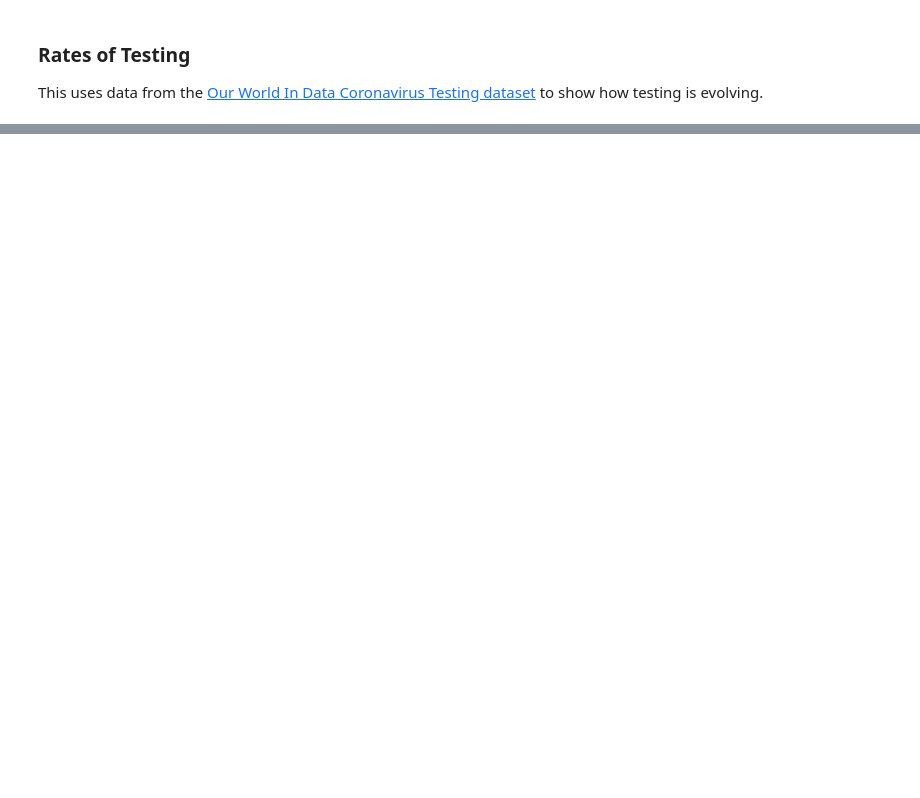
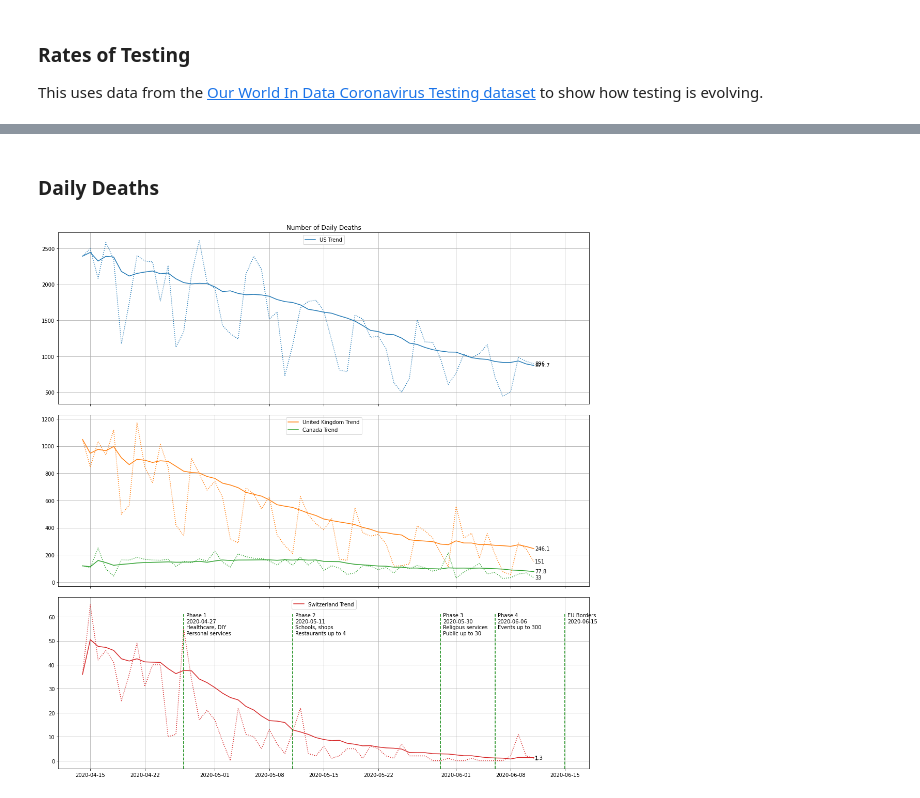
Before and after one commit to willharris/coronastats, a Jupyter notebook: coronastats.ipynb, the cells around one changed output, grey strips where cells are left out. Drawn from its saved outputs; the diff is of its cells as text; code cells hidden in the pictures; blank space fills up the shorter version.

```diff
--- a/coronastats.ipynb
+++ b/coronastats.ipynb
@@ -315,0 +283,8 @@ plt.show()
+# %% [markdown]
+### Daily Deaths
+# %%
+dailies = deaths.loc[countries].iloc[:, -days:].T.diff()
+dailies.index = pd.to_datetime(dailies.index)
+plot_dailies(dailies, "Number of Daily Deaths")
+# %% [output]
+[figure, added]
```
Also changed, not shown: parts of 11 cells of this notebook.
